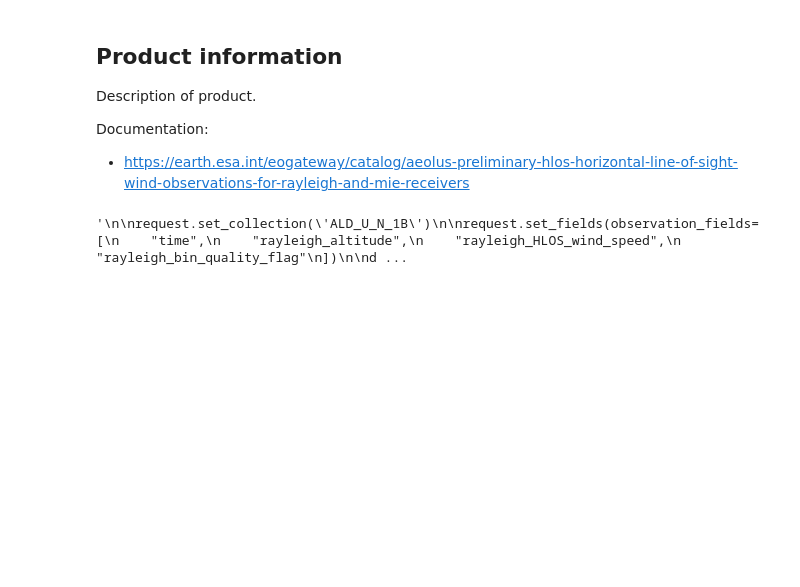
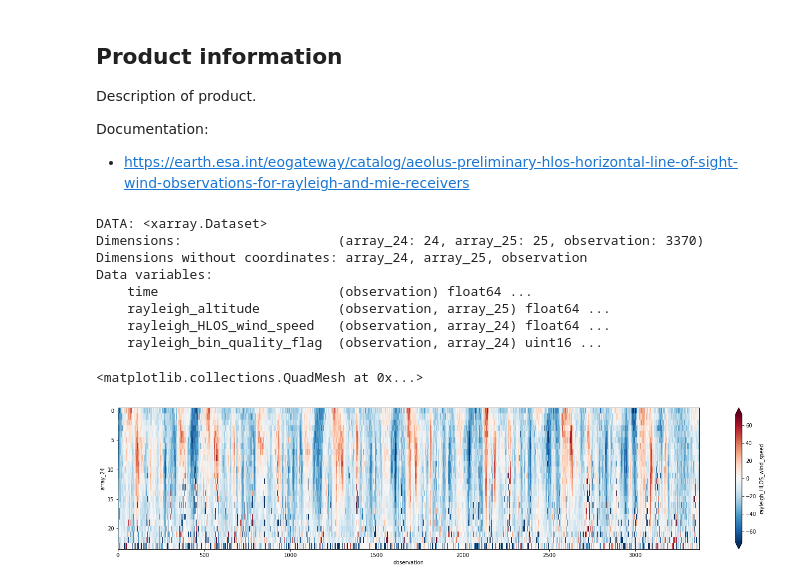
Before and after one commit to ESA-VirES/Aeolus-notebooks, a Jupyter notebook: notebooks/03a1_Demo-ALD_U_N_1B.ipynb, the cells around one changed output. Saved outputs shown, nothing was run; the diff lists cells and outputs as text; code cells hidden in the pictures; blank space fills up the shorter version.

```diff
--- a/notebooks/03a1_Demo-ALD_U_N_1B.ipynb
+++ b/notebooks/03a1_Demo-ALD_U_N_1B.ipynb
@@ -19,4 +19,4 @@ from viresclient import AeolusRequest
 import datetime as dt
 import matplotlib.pyplot as plt
 
-# request = AeolusRequest()
+request = AeolusRequest()
@@ -30,34 +28,44 @@ Description of product.
 Documentation:
 - https://earth.esa.int/eogateway/catalog/aeolus-preliminary-hlos-horizontal-line-of-sight-wind-observations-for-rayleigh-and-mie-receivers
 # %%
-'''
+
+import matplotlib.pyplot as plt
+
+plt.rcParams["figure.figsize"] = (25,5)
 
 request.set_collection('ALD_U_N_1B')
 
 request.set_fields(observation_fields=[
     "time",
     "rayleigh_altitude",
     "rayleigh_HLOS_wind_speed",
     "rayleigh_bin_quality_flag"
 ])
 
 data = request.get_between(
-    start_time="2020-04-02T06:09:58Z",
-    end_time="2020-04-02T07:38:34Z",
+    start_time="2020-06-22T00:00:00Z",
+    end_time="2020-06-22T12:00:00Z",
     filetype="nc",
     asynchronous=False
 )
 
 ds = data.as_xarray()
 
 rayleigh_data = ds['rayleigh_HLOS_wind_speed'].values
 
 ds["rayleigh_HLOS_wind_speed"].plot.pcolormesh(
     x="observation",
     yincrease=False,
     robust=True
 )
-
-'''
 # %% [output]
-'\n\nrequest.set_collection(\'ALD_U_N_1B\')\n\nrequest.set_fields(observation_fields=[\n    "time",\n    "rayleigh_altitude",\n    "rayleigh_HLOS_wind_speed",\n    "rayleigh_bin_quality_flag"\n])\n\nd ...
+DATA: <xarray.Dataset>
+Dimensions:                    (array_24: 24, array_25: 25, observation: 3370)
+Dimensions without coordinates: array_24, array_25, observation
+Data variables:
+    time                       (observation) float64 ...
+    rayleigh_altitude          (observation, array_25) float64 ...
+    rayleigh_HLOS_wind_speed   (observation, array_24) float64 ...
+    rayleigh_bin_quality_flag  (observation, array_24) uint16 ...
+<matplotlib.collections.QuadMesh at 0x...>
+[figure, added]
```
Also changed, not shown: parts of 2 cells of this notebook, 12 other files.
